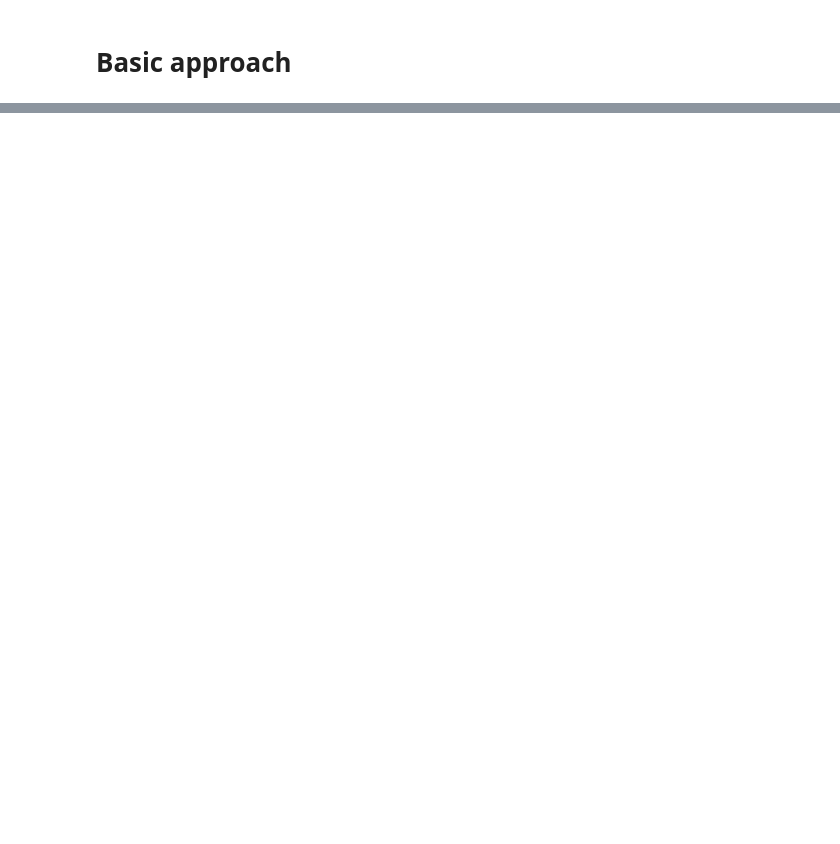
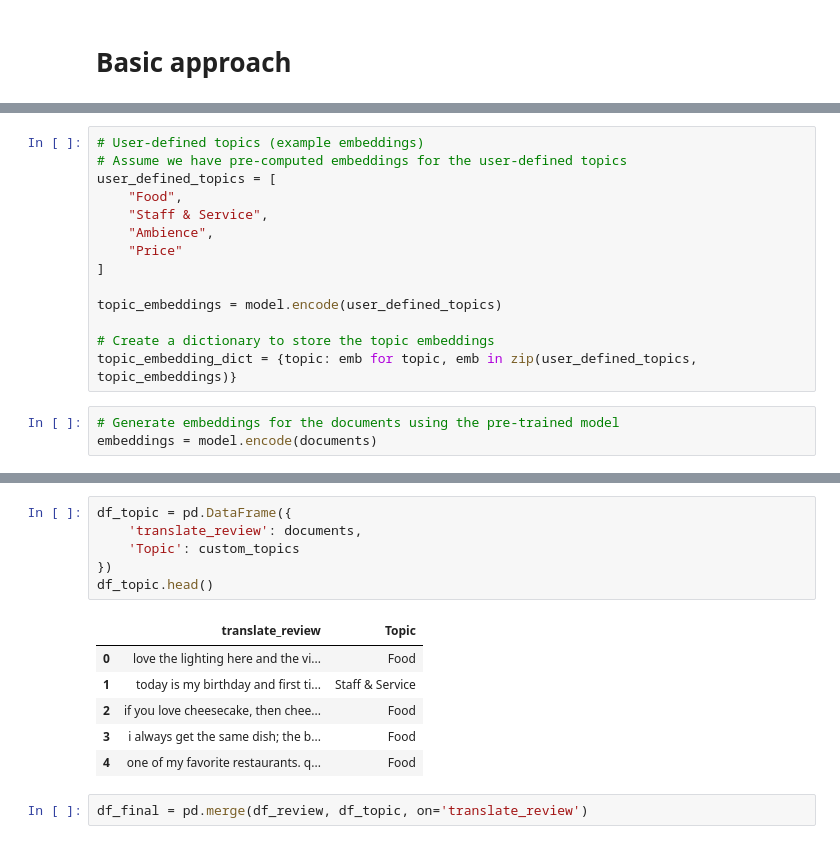
Before and after one commit to gouthaman87/restaurentpy, a Jupyter notebook: main.ipynb, the cells around one changed output, grey strips where cells are left out. Drawn from its saved outputs; the diff is of its cells as text; blank space fills up the shorter version.

```diff
--- a/main.ipynb
+++ b/main.ipynb
@@ -319,0 +42,17 @@ Topic 1:
+# %%
+# User-defined topics (example embeddings)
+# Assume we have pre-computed embeddings for the user-defined topics
+user_defined_topics = [
+    "Food",
+    "Staff & Service",
+    "Ambience",
+    "Price"
+]
+
+topic_embeddings = model.encode(user_defined_topics)
+
+# Create a dictionary to store the topic embeddings
+topic_embedding_dict = {topic: emb for topic, emb in zip(user_defined_topics, topic_embeddings)}
+# %%
+# Generate embeddings for the documents using the pre-trained model
+embeddings = model.encode(documents)
@@ -319,0 +113,15 @@ Topic 1:
+# %%
+df_topic = pd.DataFrame({
+    'translate_review': documents,
+    'Topic': custom_topics
+})
+df_topic.head()
+# %% [output]
+|  | translate_review | Topic |
+| 0 | love the lighting here and the vi... | Food |
+| 1 | today is my birthday and first ti... | Staff & Service |
+| 2 | if you love cheesecake, then chee... | Food |
+| 3 | i always get the same dish; the b... | Food |
+| 4 | one of my favorite restaurants. q... | Food |
+# %%
+df_final = pd.merge(df_review, df_topic, on='translate_review')
```
Also changed, not shown: parts of 29 cells of this notebook.
